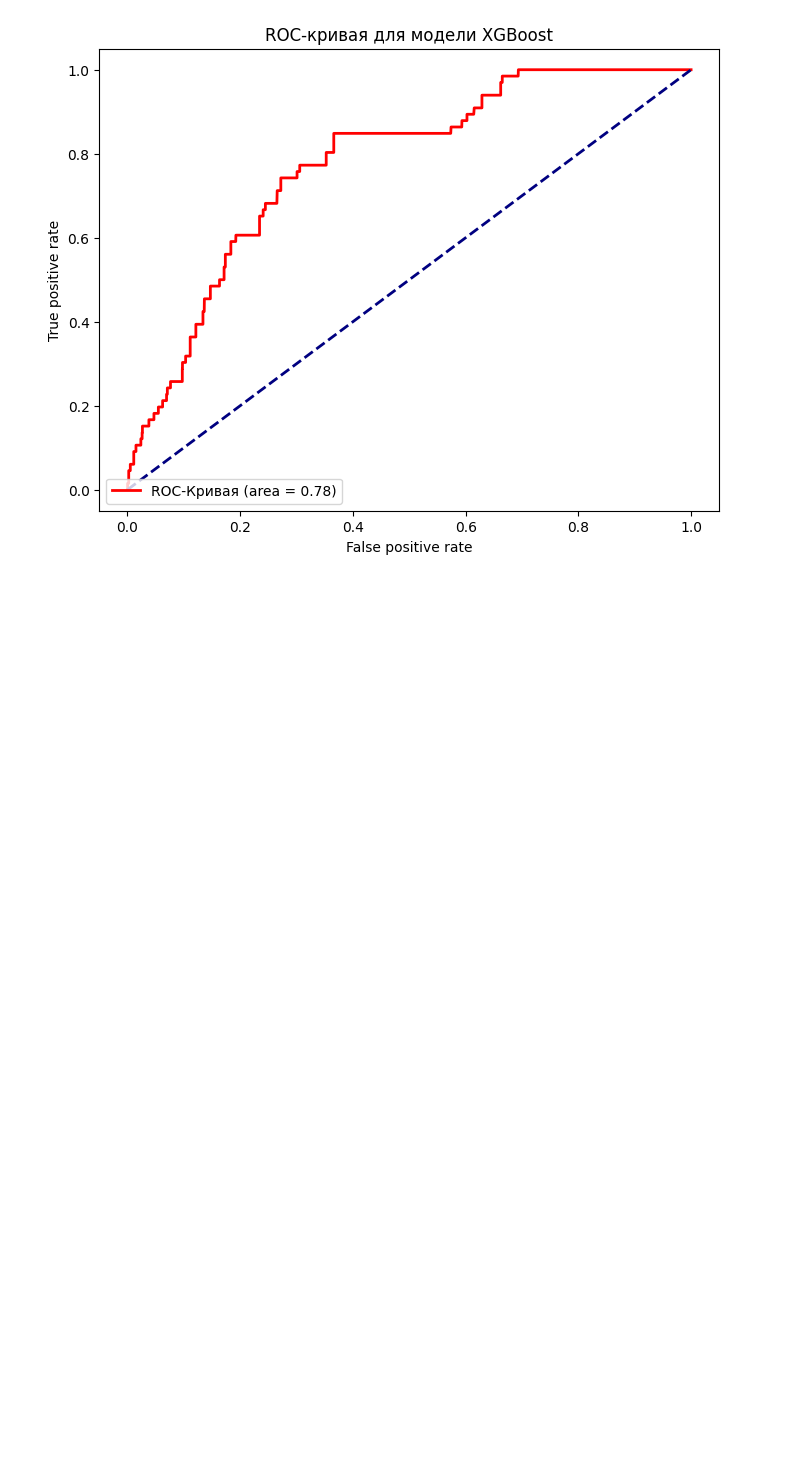
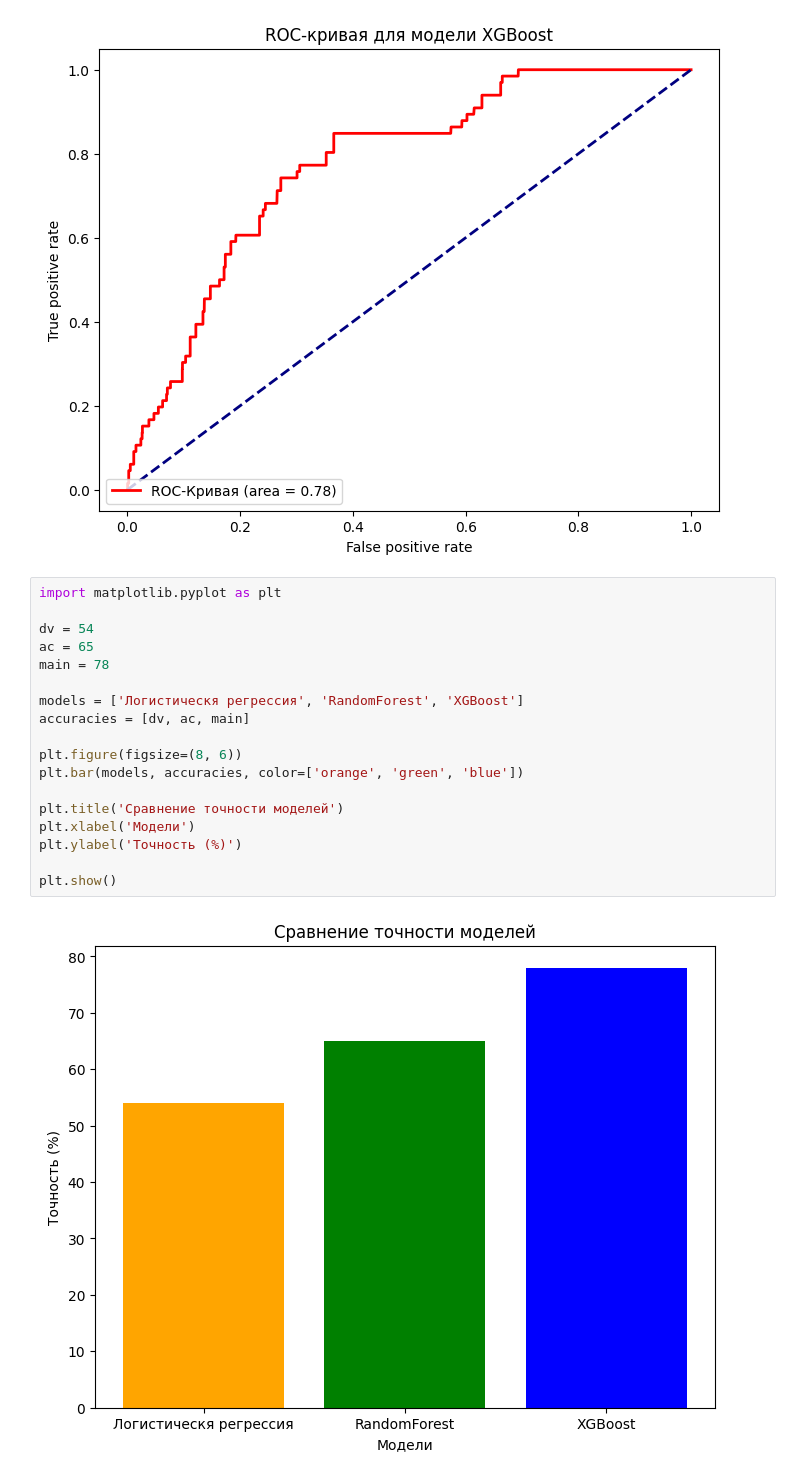
Before and after one commit to Tema13379/2intensiv2, a Jupyter notebook: baseline.ipynb, the cells around one changed output. Saved outputs shown, nothing was run; the diff lists cells and outputs as text; blank space fills up the shorter version.

```diff
--- a/baseline.ipynb
+++ b/baseline.ipynb
@@ -535,3 +535,23 @@ plt.legend(loc='lower left')
 plt.show()
 # %% [output]
 [figure]
+# %%
+import matplotlib.pyplot as plt
+
+dv = 54
+ac = 65
+main = 78
+
+models = ['Логистическя регрессия', 'RandomForest', 'XGBoost']
+accuracies = [dv, ac, main]
+
+plt.figure(figsize=(8, 6))
+plt.bar(models, accuracies, color=['orange', 'green', 'blue'])
+
+plt.title('Сравнение точности моделей')
+plt.xlabel('Модели')
+plt.ylabel('Точность (%)')
+
+plt.show()
+# %% [output]
+[figure, added]
```
